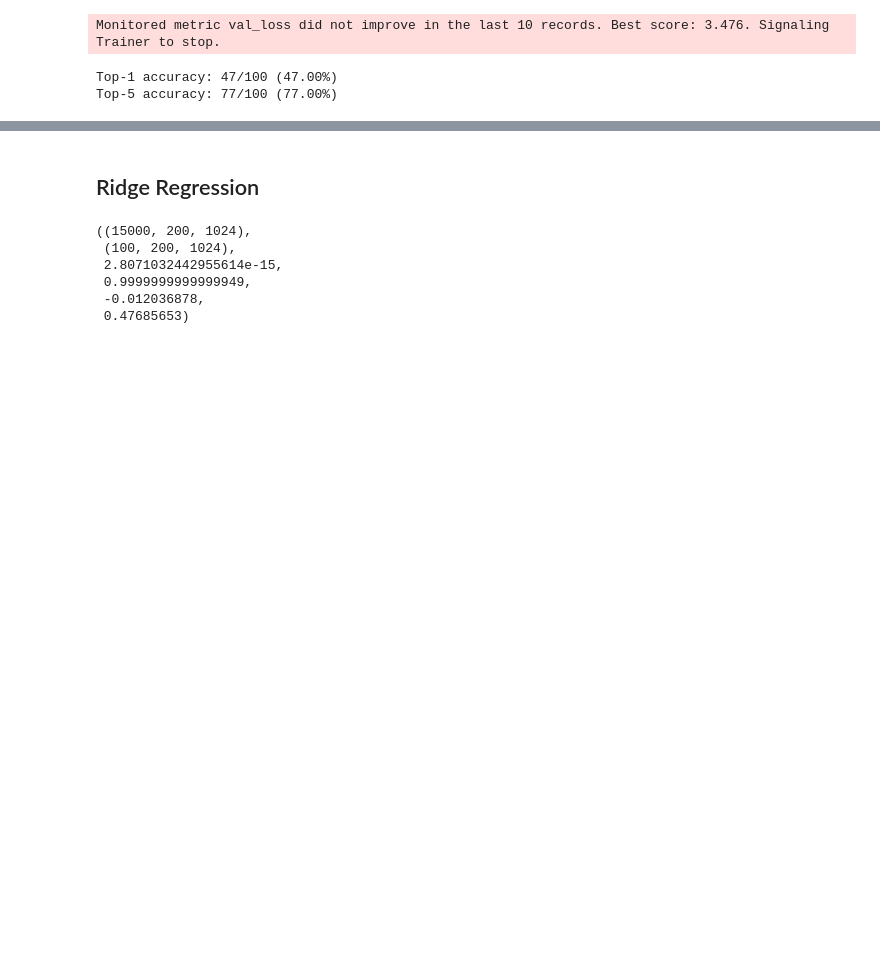
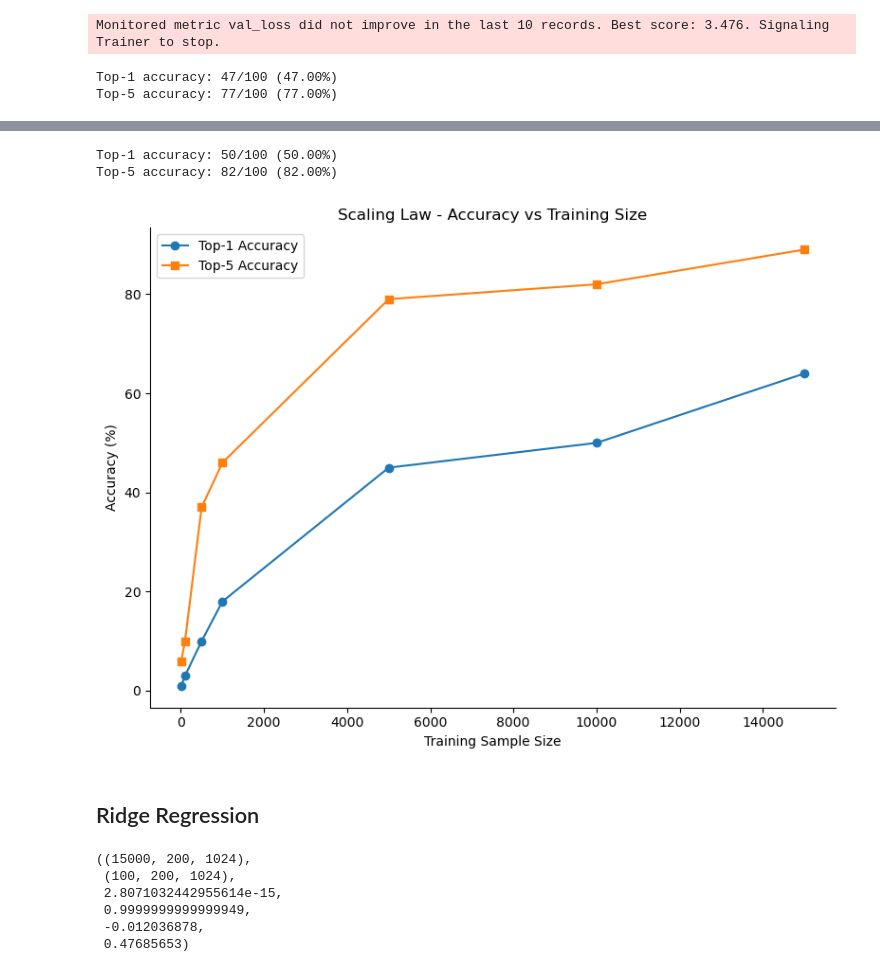
Before and after one commit to mattciff5/nlinear-monkeys, a Jupyter notebook: non_linear_monkeys.ipynb, the cells around one changed output, grey strips where cells are left out. Saved outputs shown, nothing was run; the diff lists cells and outputs as text; code cells hidden in the pictures; blank space fills up the shorter version.

```diff
--- a/non_linear_monkeys.ipynb
+++ b/non_linear_monkeys.ipynb
@@ -890,3 +1018,56 @@ Metric val_loss improved by 0.093 >= min_delta = 0.09. New best score: 4.749
+# %%
+x,y = next(iter(test_loader_rand))
+
+y_pred=[]
+y_true=[]
+
+with torch.no_grad():
+    for x,y in tqdm.tqdm(test_loader_rand):
+        model_rand = model_random.to(device)
+        y_hat, _ = model_rand(x)
+        y_true.append(y)
+        y_pred.append(y_hat)
+y_pred=torch.cat(y_pred,0)
+y_true=torch.cat(y_true,0)
+
+
+y_true_np = y_true.cpu().numpy()
+y_pred_np = y_pred.cpu().numpy()
+nbrs = NearestNeighbors(n_neighbors=5, metric='cosine').fit(y_true_np)
+
+distances, top_indices = nbrs.kneighbors(y_pred_np)
+true_indices = torch.arange(len(y_true_np)).cpu().numpy()
+
+top1_count = (top_indices[:, 0] == true_indices).sum()
+top3_count = sum(true_idx in top_indices[i] for i, true_idx in enumerate(true_indices))
+
+print(f"Top-1 accuracy: {top1_count}/{len(y_true_np)} ({top1_count / len(y_true_np) * 100:.2f}%)")
+print(f"Top-5 accuracy: {top3_count}/{len(y_true_np)} ({top3_count / len(y_true_np) * 100:.2f}%)")
+# %% [output]
+Top-1 accuracy: 50/100 (50.00%)
+Top-5 accuracy: 82/100 (82.00%)
+# %%
+sample_sizes = [10, 100, 500, 1000, 5000, 10000, 15000]
+top1_acc = [1.0, 3.0, 10.0, 18.0, 45.0, 50.0, 64.0]
+top5_acc = [6.0, 10.0, 37.0, 46.0, 79.0, 82.0, 89.0]
+
+plt.figure(figsize=(8, 6))
+plt.plot(sample_sizes, top1_acc, marker='o', label='Top-1 Accuracy')
+plt.plot(sample_sizes, top5_acc, marker='s', label='Top-5 Accuracy')
+
+plt.xscale('linear')  # scala logaritmica crescente
+plt.xlabel('Training Sample Size')
+plt.ylabel('Accuracy (%)')
+plt.title('Scaling Law - Accuracy vs Training Size')
+plt.legend()
+plt.grid(False)
+ax = plt.gca()
+ax.spines['top'].set_visible(False)
+ax.spines['right'].set_visible(False)
+plt.tight_layout()
+plt.show()
+# %% [output]
+[figure, added]
 # %% [markdown]
 ## Ridge Regression
 # %%
```
Also changed, not shown: parts of 16 cells of this notebook.
